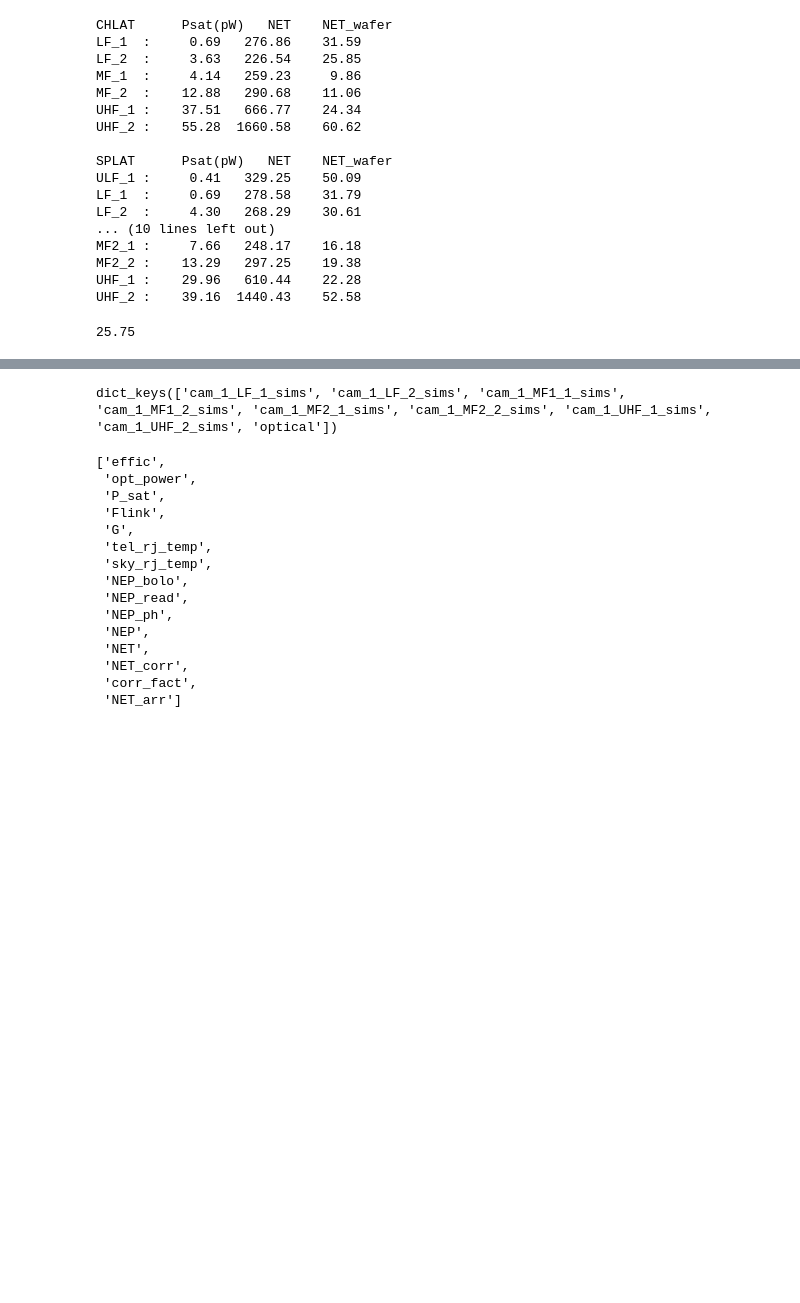
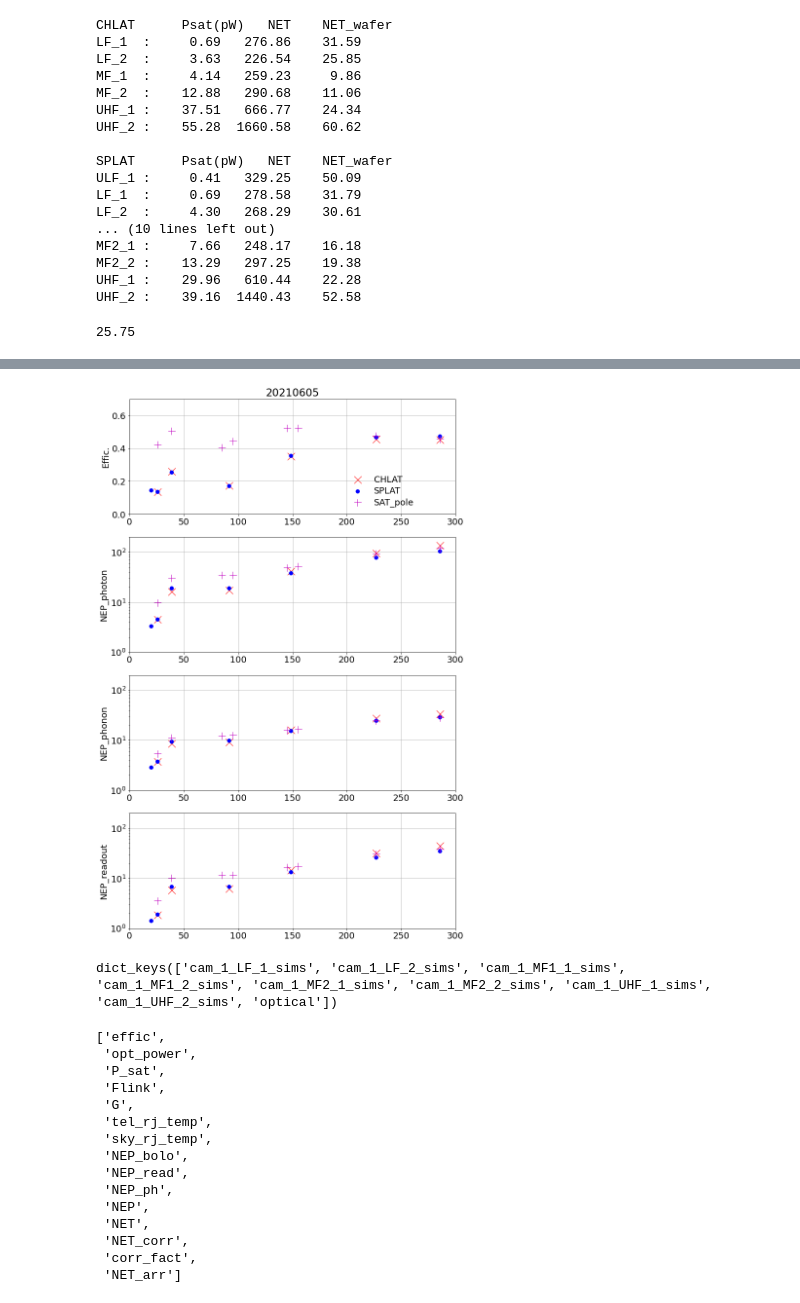
Before and after one commit to CMB-S4/bolo_calc_runs, a Jupyter notebook: pbdr_v2/RunDefaultConfig.ipynb, the cells around one changed output, grey strips where cells are left out. Drawn from its saved outputs; the diff is of its cells as text; code cells hidden in the pictures; blank space fills up the shorter version.

```diff
--- a/pbdr_v2/RunDefaultConfig.ipynb
+++ b/pbdr_v2/RunDefaultConfig.ipynb
@@ -156,3 +163,97 @@ SAT_pole   Psat(pW)   NET    NET_wafer
+# %%
+plt.clf()
+ax1=plt.subplot(4,1,1)
+ax1.set_ylabel('Effic.')
+ax1.set_xlim(0,300)
+ax1.set_ylim(0,0.7)
+ax1.grid()
+#
+ax2=plt.subplot(4,1,2)
+ax2.set_ylabel('NEP_photon')
+ax2.set_xlim(0,300)
+ax2.set_ylim(1,200)
+ax2.grid()
+#
+ax3=plt.subplot(4,1,3)
+ax3.set_ylabel('NEP_phonon')
+ax3.set_xlim(0,300)
+ax3.set_ylim(1,200)
+ax3.grid()
+#
+ax4=plt.subplot(4,1,4)
+ax4.set_ylabel('NEP_readout')
+ax4.set_xlim(0,300)
+ax4.set_ylim(1,200)
+ax4.grid()
+
+#data = {}
+yfrac = 0.3
+for yamlfile in yamlfiles:
+    data[yamlfile] = {}
+    dd = yaml.safe_load(open(yamlfile))
+    version_date = str(dd['version']['date'])
+    version_telescope = str(dd['version']['name'])
+    #print('{0:8s}   Psat(pW)   NET    NET_wafer'.format(version_telescope))
+    del dd['version']
+
+    # location of atmosphere file
+    dd['sim_config']['config_dir'] = '../../bolo-calc/config'
+
+    top = Top(**dd)
+    top.run()
+    for chan in top.instrument.tables.keys():
+        if chan.split('_')[0] == 'cam' :
+            chname = chan.split('_')[2] + '_' + chan.split('_')[3]
+            data[yamlfile][chname] = {}
+            effic = top.instrument.tables[chan]['effic'][0]
+            data[yamlfile][chname]['effic'] = effic
+            nep_photon = top.instrument.tables[chan]['NEP_ph'][0]
+            data[yamlfile][chname]['nep_photon'] = nep_photon
+            nep_phonon = top.instrument.tables[chan]['NEP_bolo'][0]
+            data[yamlfile][chname]['nep_phonon'] = nep_phonon
+            nep_readout = top.instrument.tables[chan]['NEP_read'][0]
+            data[yamlfile][chname]['nep_readout'] = nep_readout
+            data[yamlfile][chname]['bandcenter'] = dd['instrument']['camera_config']['elements']['cam_1']['chan_config']['elements'][chname]['band_center']
+
+
+# Plot things vs frequency for each telescope
+    if version_telescope == 'CHLAT':
+        pointtype = 'xr'
+    elif version_telescope == 'SPLAT':
+        pointtype = '.b'
+    else:
+        pointtype = '+m'
+
+
+    for chname in data[yamlfile].keys():
+        nu = data[yamlfile][chname]['bandcenter']
+        #
+        #ax1= plt.subplot(4,1,1)
+        ax1.plot(nu, data[yamlfile][chname]['effic'],pointtype, markersize=15 )
+        #
+        ax2.semilogy(nu, data[yamlfile][chname]['nep_photon'],pointtype, markersize=15 )
+        #
+        ax3.semilogy(nu, data[yamlfile][chname]['nep_phonon'],pointtype, markersize=15 )
+        #
+        ax4.semilogy(nu, data[yamlfile][chname]['nep_readout'],pointtype, markersize=15 )
+        #
+
+
+    ymin,ymax = ax1.set_ylim()
+    xmin,xmax = ax1.set_xlim()
+    xval = xmin+0.7*(xmax-xmin)
+    yval = ymin+yfrac*(ymax-ymin)
+    ax1.plot(xval,yval,pointtype,markersize=15)
+    ax1.text(xval+0.05*(xmax-xmin),yval,version_telescope,verticalalignment='center')
+    yfrac = yfrac-0.1
+
+    #
+    ax1.grid()
+    ax1.grid()
+    #
+    ax1.set_title(version_date)
+# %% [output]
+[figure, added]
 # %%
 top.instrument.tables.keys()
 # %% [output]
```
Also changed, not shown: parts of 1 cell of this notebook.
